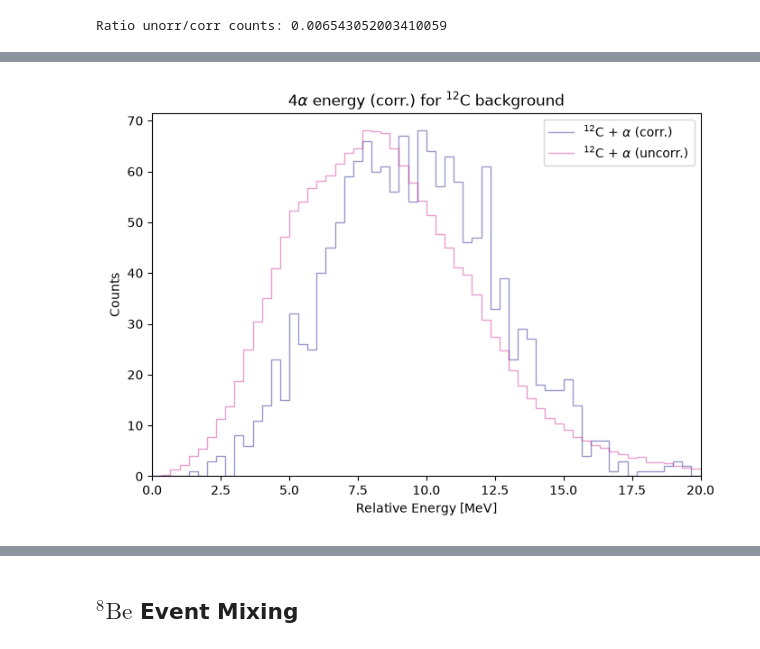
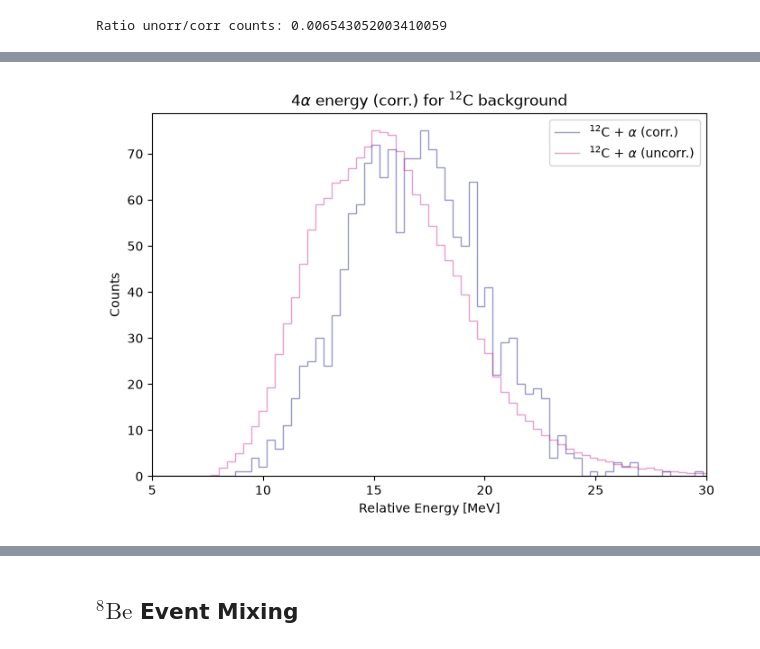
Before and after one commit to singhp99/spyral_notebooks, a Jupyter notebook: event_mixing.ipynb, the cells around one changed output, grey strips where cells are left out. Saved outputs shown, nothing was run; the diff lists cells and outputs as text; code cells hidden in the pictures.

```diff
--- a/event_mixing.ipynb
+++ b/event_mixing.ipynb
@@ -115,14 +124,13 @@ Beam energy after IC (2 windows + gas): 161.0 MeV
 Beam energy range in AT-TPC: 161.0-110.84634259864373 MeV
 # %%
 grammer = Histogrammer()
-grammer.add_hist1d('inv_12c_correlated', 60, (0, 20.0))
-grammer.add_hist1d('inv_12c_uncorrelated', 60, (0, 20.0))
-grammer.add_hist1d('inv_8be_correlated', 60, (0, 20))
-grammer.add_hist1d('inv_8be_uncorrelated', 60, (0, 20))
+
+
 grammer.add_hist1d('inv_8be_uncorrelated_method2', 60, (0, 20))
 grammer.add_hist1d('inv_8be_correlated_method2', 60, (0, 20))
-grammer.add_hist1d('inv_16o_correlated', 60, (0, 20))
-grammer.add_hist1d('inv_16o_uncorrelated', 60, (0, 20))
+
+grammer.add_hist1d('5_alphas_uncorrelated', 60, (0, 20))
+grammer.add_hist1d('5_alphas_correlated', 60, (0, 20))
 # %%
 concat_df = None
 
@@ -149,6 +163,9 @@ def inverse_fermi(energy,c1,c2):
 ## $^{12}\text{C}$ Event Mixing
 # %% [markdown]
 ### Uncorrelated relative energy
+# %%
+grammer.add_hist1d('inv_12c_correlated', 110, (0, 40.0))
+grammer.add_hist1d('inv_12c_uncorrelated', 110, (0, 40.0))
 # %%
 target_vector = vector.array({
     "px": [0.0],
@@ -359,6 +376,8 @@ hist_uncorr = grammer.get_hist1d("inv_12c_uncorrelated")
 energy = (hist_corr.bins[:-1] + hist_corr.bins[1:]) / 2
 
 corr = np.asarray(hist_corr.counts, dtype=float)
+
+
 uncorr = np.asarray(hist_uncorr.counts, dtype=float)
 
 ratio_max = np.max(corr) / np.max(uncorr)
@@ -377,7 +396,7 @@ print("  min =", np.min(uncorr))
 print("  max =", np.max(uncorr))
 print("Zero uncorrelated bins:", np.sum(uncorr == 0))
 
-subtracted = corr - uncorr_scaled
+# subtracted = corr - uncorr_scaled
 
 W = np.divide(
     corr,
@@ -392,12 +411,15 @@ print("  Inf:", np.sum(np.isinf(W)))
 
 finite_W = W[np.isfinite(W)]
 
+
+# print(finite_W)
+
 if len(finite_W) > 0:
     print("  minimum =", np.min(finite_W))
     print("  maximum =", np.max(finite_W))
 
 error_mask = (
-    (corr > 0) &
+    (corr>0)&
     (uncorr > 0) &
     np.isfinite(W)
 )
@@ -411,6 +433,10 @@ W_error[error_mask] = (
         + 1.0 / uncorr[error_mask]
     )
 )
+
+# W_error[error_mask] = [1 if math.isnan(x) else x for x in W_error[error_mask]]
+
+# print(W_error[error_mask])
 
 print("\nUncertainty:")
 print("  valid bins:", np.sum(error_mask))
@@ -437,53 +463,47 @@ ax.stairs(
 ax.set_xlabel("Relative Energy [MeV]")
 ax.set_ylabel("Counts")
 ax.set_title(r"$4\alpha$ energy (corr.) for $^{12}$C background")
-ax.set_xlim(0, 20)
+ax.set_xlim(5, 30)
 ax.legend()
 
 plt.tight_layout()
 plt.show()
 
-# fig, ax = plt.subplots(figsize=(8, 6))
-
-# ax.stairs(
-#     subtracted,
-#     edges=hist_corr.bins,
-#     color="darkolivegreen",
-#     label=r"$^{12}$C + $\alpha$ (subtracted)"
-# )
-
-# ax.axhline(
-#     y=0,
-#     linestyle="--",
-#     color="black",
-#     linewidth=1
-# )
-
-# ax.set_xlabel("Relative Energy [MeV]")
-# ax.set_ylabel("Counts")
-# ax.set_title(r"Background-subtracted $4\alpha$ spectrum")
-# ax.set_xlim(0, 6)
-# ax.legend()
-
-# plt.tight_layout()
-# plt.show()
 
 plot_mask = np.isfinite(W)
+
+
+"""
+Fitting the inverse fermi
+"""
+
+x_data = [i for i in energy[plot_mask] if i < 17]
+y_data = W[plot_mask][:len(x_data)]
+y_err = W_error[error_mask][:len(x_data)]
+
+initial_guess = [5, 0.8]
+
+popt, pcov = curve_fit(inverse_fermi, x_data, y_data,sigma=y_err, absolute_sigma=True, p0=initial_guess)
+print("Optimized Parameters (c1, c2):", popt)
+c12_parameters = popt
+x_smooth = np.linspace(0,17,50)
 
 fig, ax = plt.subplots(figsize=(7, 5))
 
 ax.scatter(
-    energy[plot_mask],
-    W[plot_mask],
+    x_data,
+    y_data,
     color="darkolivegreen",
     s=20,
     label=r"$W(E)$"
 )
 
+ax.plot(x_smooth, inverse_fermi(x_smooth, *popt), label='Fitted Curve', color='black', lw=2, linestyle="--")
+
 ax.errorbar(
-    energy[error_mask],
-    W[error_mask],
-    yerr=W_error[error_mask],
+    energy[error_mask][:len(x_data)],
+    W[error_mask][:len(x_data)],
+    yerr=W_error[error_mask][:len(x_data)],
     fmt="none",
     ecolor="black",
     elinewidth=1,
@@ -502,7 +522,7 @@ ax.axhline(
 ax.set_xlabel("Relative Energy [MeV]")
 ax.set_ylabel(r"$W(E)$")
 ax.set_title(r"Correlation function $4\alpha$")
-ax.set_xlim(0, 10)
+ax.set_xlim(0,17)
 ax.set_ylim(0, 2)
 ax.legend()
 
@@ -529 +549 @@ Uncertainty:
-[figure, old version]
+[figure, new version]
```
Also changed, not shown: parts of 31 cells of this notebook.
